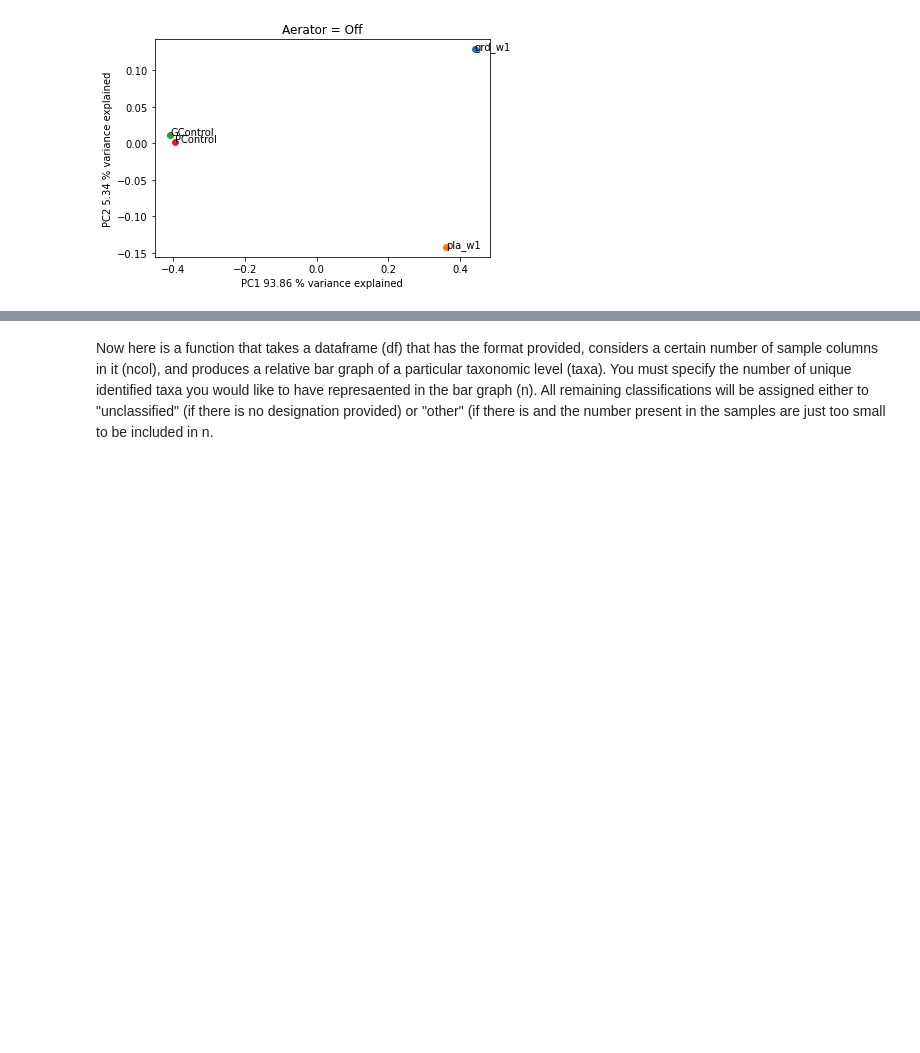
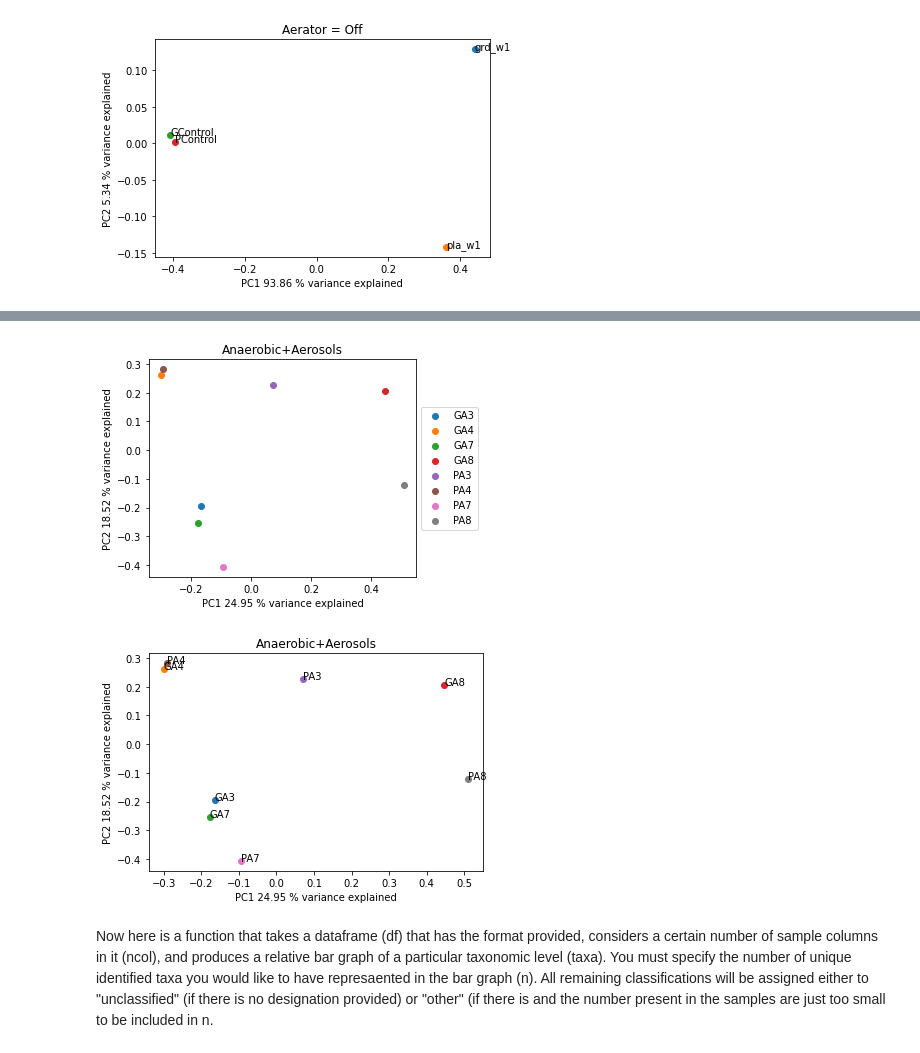
Before and after one commit to astrophysically/some_bio_plots, a Jupyter notebook: Bio_Anal_NEW.ipynb, the cells around one changed output, grey strips where cells are left out. Drawn from its saved outputs; the diff is of its cells as text; code cells hidden in the pictures; blank space fills up the shorter version.

```diff
--- a/Bio_Anal_NEW.ipynb
+++ b/Bio_Anal_NEW.ipynb
@@ -561,2 +615,8 @@ plot_pcoa(df,
+# %%
+plot_pcoa(df,['GA3','GA4','GA7','GA8','PA3','PA4','PA7','PA8'],'Anaerobic+Aerosols')
+plot_pcoa_lab(df,['GA3','GA4','GA7','GA8','PA3','PA4','PA7','PA8'],'Anaerobic+Aerosols')
+# %% [output]
+[figure, added]
+[figure, added]
 # %% [markdown]
 Now here is a function that takes a dataframe (df) that has the format provided, considers a certain number of sample columns in it (ncol), and produces a relative bar graph of a particular taxonomic level (taxa). You must specify the number of unique identified taxa you would like to have represaented in the bar graph (n). All remaining classifications will be assigned either to "unclassified" (if there is no designation provided) or "other" (if there is and the number present in the samples are just too small to be included in n.
```
Also changed, not shown: parts of 30 cells of this notebook.
